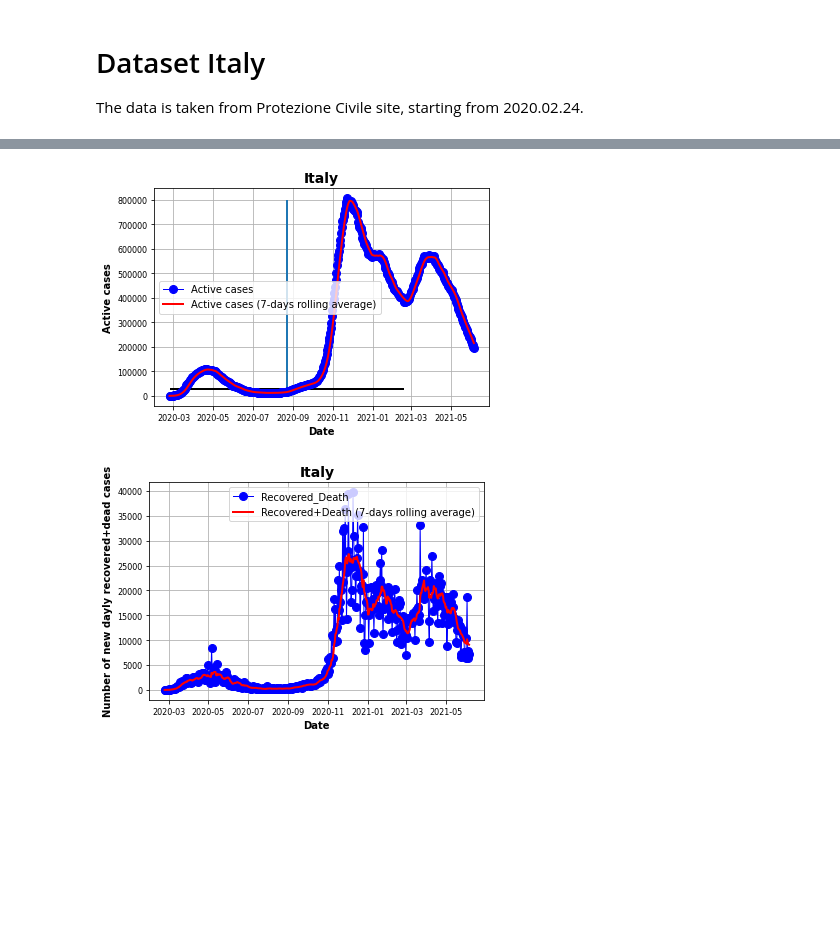
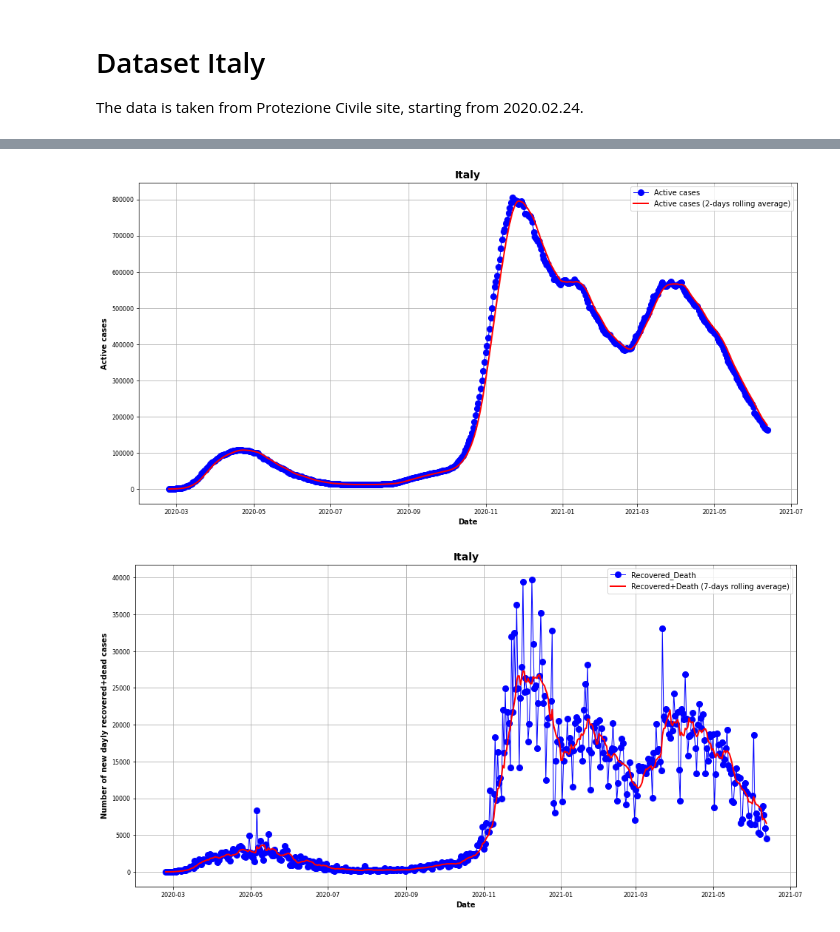
Before and after one commit to Nuelam9/Bayesian-inference-on-SCIR-epidemic-model, a Jupyter notebook: Advanced-statistics/data_preprocessing.ipynb, the cells around one changed output, grey strips where cells are left out. Saved outputs shown, nothing was run; the diff lists cells and outputs as text; code cells hidden in the pictures; blank space fills up the shorter version.

```diff
--- a/Advanced-statistics/data_preprocessing.ipynb
+++ b/Advanced-statistics/data_preprocessing.ipynb
@@ -144,29 +147,32 @@ df1
+# %%
+# save fgure with plot from january
+plt.plot(pd.to_datetime(df1.Day), df1.Confirmed, 'bo-', lw=1, label='Active cases')
+plt.plot(pd.to_datetime(df1.Day), df1.Confirmed_smooth, 'r', lw=2, label='Active cases (2-days rolling average)')
+#ymin, ymax = plt.ylim()
+#plt.vlines(pd.to_datetime(df1.Day[df1.Day == '2020.02.28']), 0, ymax, color='r')
+#plt.vlines(pd.to_datetime(df1.Day[df1.Day == '2020.03.31']), 0, ymax, color='g')
+#plt.vlines(pd.to_datetime(df1.Day[df1.Day == '2020.04.18']), 0, ymax, color='r')
+plt.xlabel('Date')
+plt.ylabel('Active cases')
+plt.title('Italy', weight='bold', fontsize=14)
+plt.legend()
+plt.grid()
+#plt.savefig("active_cases_data_Spain.png", quality=100, transparent=True, dpi=400)
+plt.show()
+# %% [output]
+[figure, added]
 # %%
-plt.plot(pd.to_datetime(df1.Day), df1.Confirmed, 'bo-', lw=1, label='Active cases')
-plt.plot(pd.to_datetime(df1.Day), df1.Confirmed_smooth, 'r', lw=2, label='Active cases (7-days rolling average)')
-plt.vlines(pd.to_datetime(df1.Day[180]), 0, 800000)
-plt.hlines(df1.loc[224, 'Confirmed_smooth'] / 2, pd.to_datetime(df1.Day[0]), pd.to_datetime(df1.Day[360]), color='k')
-plt.xlabel('Date')
-plt.ylabel('Active cases')
-plt.title('Italy', weight='bold', fontsize=14)
-plt.legend()
-plt.grid()
-#plt.savefig("active_data_Italy.png", quality=100, transparent=True, dpi=400)
-plt.show()
-
-
 plt.plot(pd.to_datetime(df1.Day), df1.Recovered_Death, 'bo-', lw=1, label='Recovered_Death')
 plt.plot(pd.to_datetime(df1.Day), df1.Recovered_Death_smooth, 'r', lw=2, label='Recovered+Death (7-days rolling average)')
 plt.xlabel('Date')
 plt.ylabel('Number of new dayly recovered+dead cases')
 plt.title('Italy', weight='bold', fontsize=14)
 plt.legend()
 plt.grid()
 plt.show()
 #plt.savefig("recovered_death_data_Italy.png", quality=100, transparent=True, dpi=400)
 # %% [output]
-[figure, old version]
+[figure, new version]
-[figure, removed]
 # %%
 # save italian dataframe as csv
 df1.to_csv('Data/dataset_ita.csv', index=False)
```
Also changed, not shown: parts of 6 cells of this notebook.
